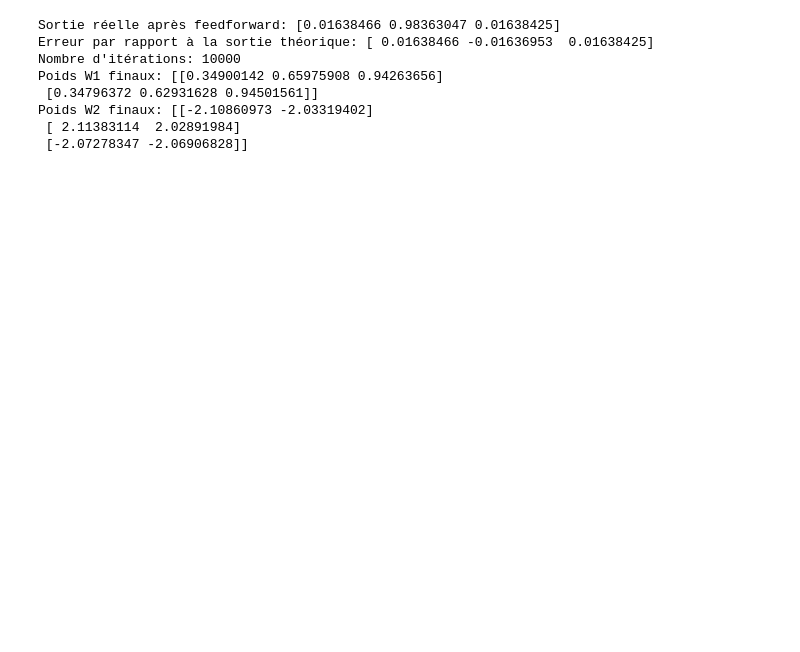
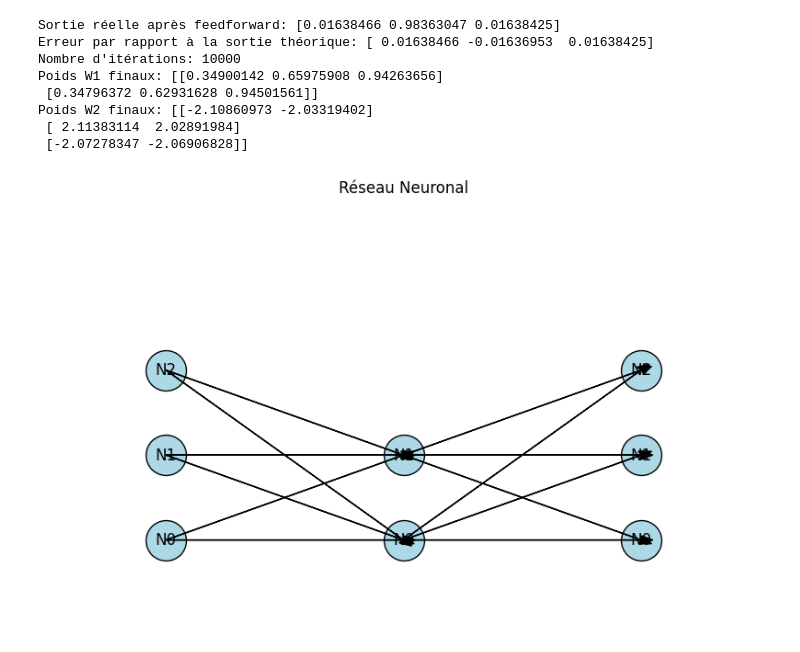
Before and after one commit to kirmanioussema12/Deep-Learning, a Jupyter notebook: artificial_neural_network.ipynb, the cells around one changed output. Cells and saved outputs as stored; diff of their text form; code cells hidden in the pictures; blank space fills up the shorter version.

```diff
--- a/artificial_neural_network.ipynb
+++ b/artificial_neural_network.ipynb
@@ -9,9 +3,3 @@ W2 = np.random.rand(3, 2) * 0.1
-# %%
-def sigmoid(x):
-    return 1 / (1 + np.exp(-x))
-# %%
-def sigmoid_derivative(x):
-    return x * (1 - x)
 # %%
 import numpy as np
 
@@ -82,3 +70,61 @@ Poids W1 finaux: [[0.34900142 0.65975908 0.94263656]
 Poids W2 finaux: [[-2.10860973 -2.03319402]
  [ 2.11383114  2.02891984]
  [-2.07278347 -2.06906828]]
+# %%
+import numpy as np
+import matplotlib.pyplot as plt
+
+# Your existing code for initializing weights and training (Feedforward, Backpropagation)
+
+# Updated visualization function
+def plot_neural_network(W1, W2):
+    plt.figure(figsize=(10, 6))
+
+    # Defining layer sizes and neuron positions (3 input, 2 hidden, 3 output)
+    layer_sizes = [3, 2, 3]  # [Input, Hidden, Output]
+    layers = []
+    for i, size in enumerate(layer_sizes):
+        layers.append([(i, j) for j in range(size)])
+
+    # Neuron positions for proper layout
+    pos = {}
+    for layer_idx, layer in enumerate(layers):
+        for neuron_idx in range(len(layer)):
+            pos[(layer_idx, neuron_idx)] = (layer_idx * 2, neuron_idx)  # Spacing between layers
+
+    # Draw neurons
+    for layer in layers:
+        for neuron in layer:
+            plt.scatter(pos[neuron][0], pos[neuron][1], s=1000, color='lightblue', edgecolor='black')
+            plt.text(pos[neuron][0], pos[neuron][1], f'N{neuron[1]}', fontsize=12, ha='center', va='center')
+
+    # Draw weights from input to hidden layer
+    for i in range(W1.shape[1]):  # Neurons in the input layer
+        for j in range(W1.shape[0]):  # Neurons in the hidden layer
+            weight = W1[j, i]
+            alpha = np.clip(np.abs(weight) * 10, 0, 1)
+            plt.arrow(pos[(0, i)][0], pos[(0, i)][1],
+                      pos[(1, j)][0] - pos[(0, i)][0], pos[(1, j)][1] - pos[(0, i)][1],
+                      head_width=0.1, head_length=0.1, fc='black', ec='black', alpha=alpha)
+
+    # Draw weights from hidden to output layer
+    for i in range(W2.shape[1]):  # Neurons in the hidden layer
+        for j in range(W2.shape[0]):  # Neurons in the output layer
+            weight = W2[j, i]
+            alpha = np.clip(np.abs(weight) * 10, 0, 1)
+            plt.arrow(pos[(1, i)][0], pos[(1, i)][1],
+                      pos[(2, j)][0] - pos[(1, i)][0], pos[(2, j)][1] - pos[(1, i)][1],
+                      head_width=0.1, head_length=0.1, fc='black', ec='black', alpha=alpha)
+
+    # Adjust plot limits and remove axes
+    plt.xlim(-1, 5)
+    plt.ylim(-1, 4)
+    plt.title('Réseau Neuronal')
+    plt.axis('off')
+    plt.grid(False)
+    plt.show()
+
+# Call the function to visualize the network
+plot_neural_network(W1, W2)
+# %% [output]
+[figure, added]
```
Also changed, not shown: parts of 2 cells of this notebook.
